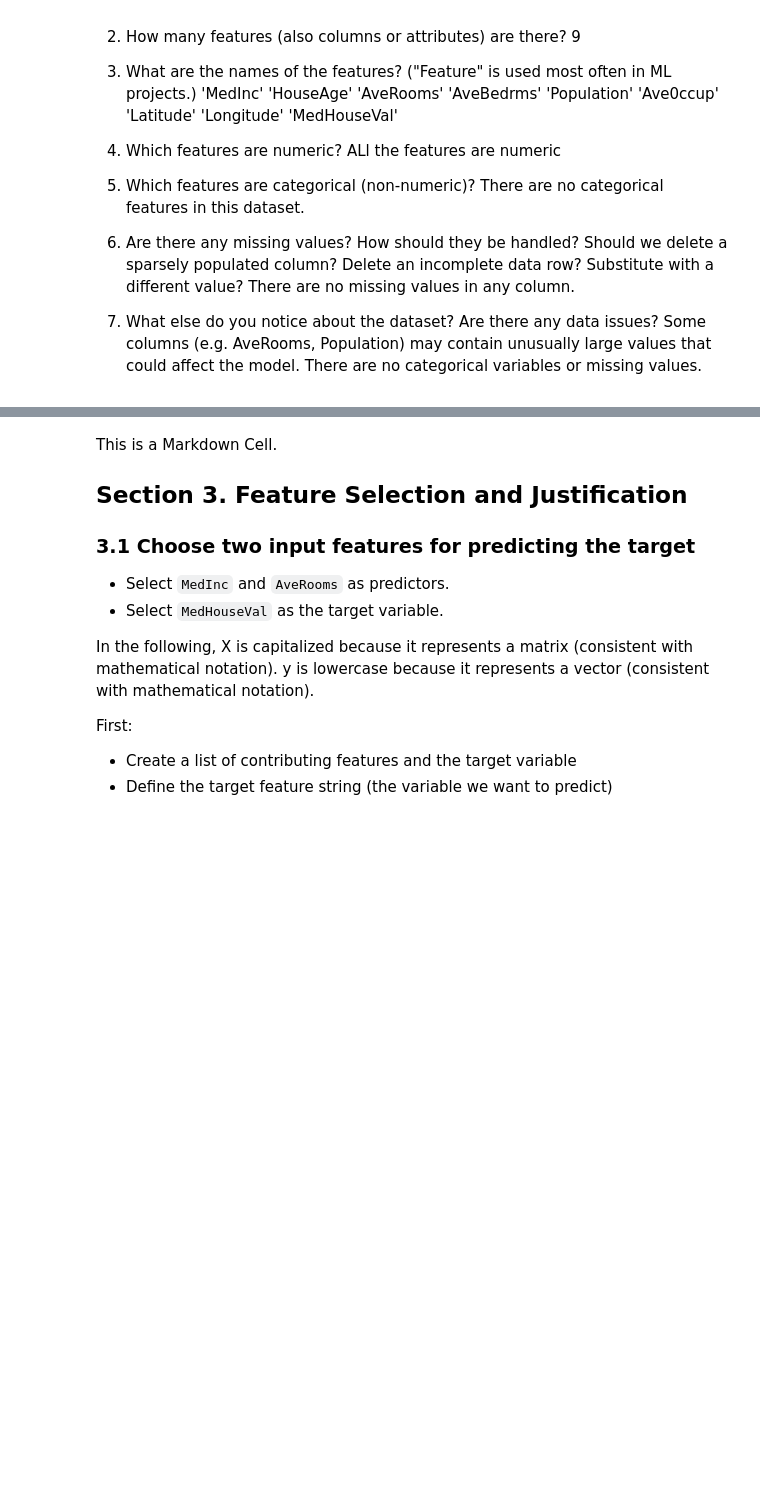
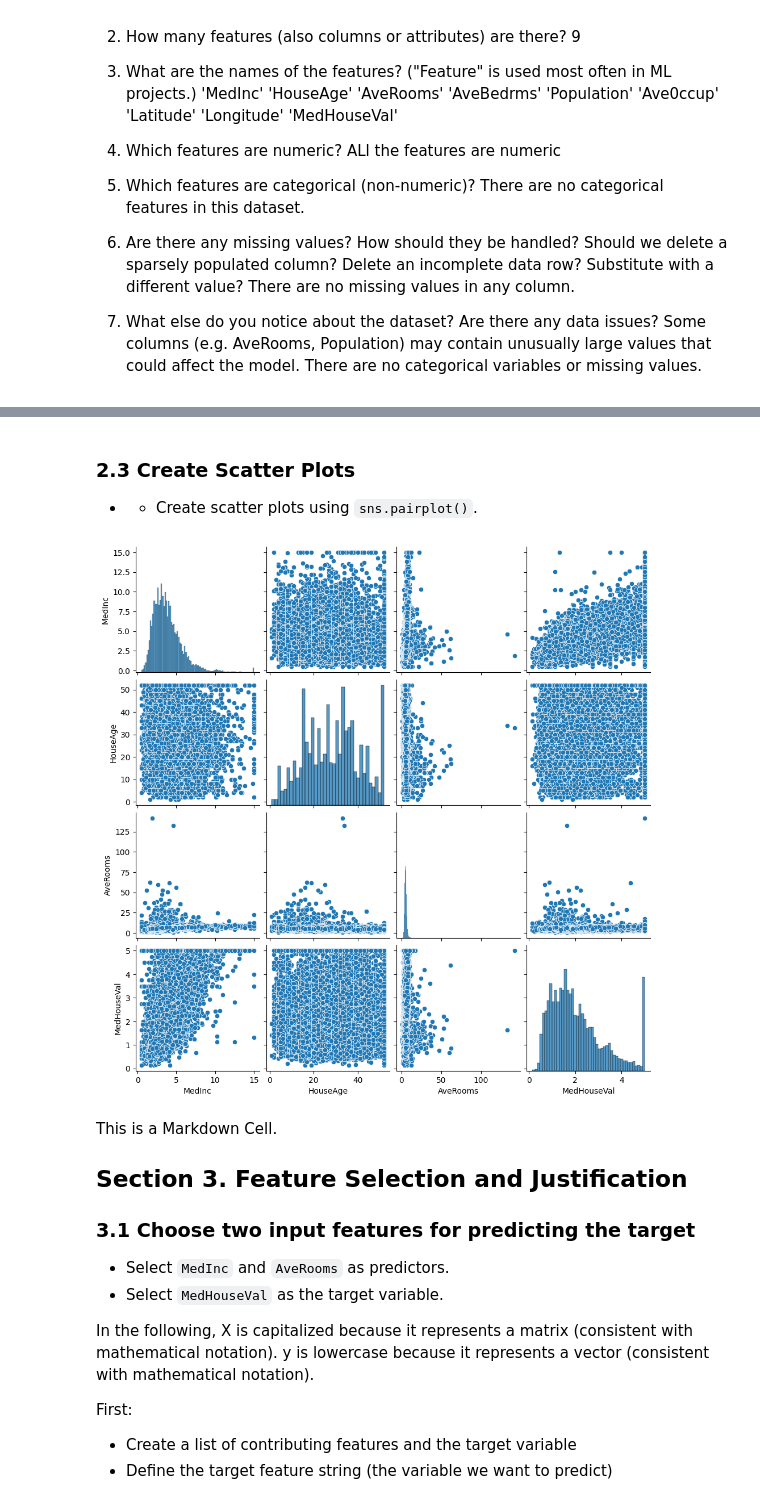
Before and after one commit to drodmay1/applied-ml-davidrm, a Jupyter notebook: lab01/ml01.ipynb, the cells around one changed output, grey strips where cells are left out. Cells and saved outputs as stored; diff of their text form; code cells hidden in the pictures; blank space fills up the shorter version.

```diff
--- a/lab01/ml01.ipynb
+++ b/lab01/ml01.ipynb
@@ -235,3 +221,12 @@ plt.show()
+# %% [markdown]
+### 2.3 Create Scatter Plots
+
+- - Create scatter plots using `sns.pairplot()`.
+# %%
+sns.pairplot(df[['MedInc', 'HouseAge', 'AveRooms', 'MedHouseVal']])
+plt.show()
+# %% [output]
+[figure, added]
 # %% [markdown]
 This is a Markdown Cell.
 
```
Also changed, not shown: parts of 9 cells of this notebook.
